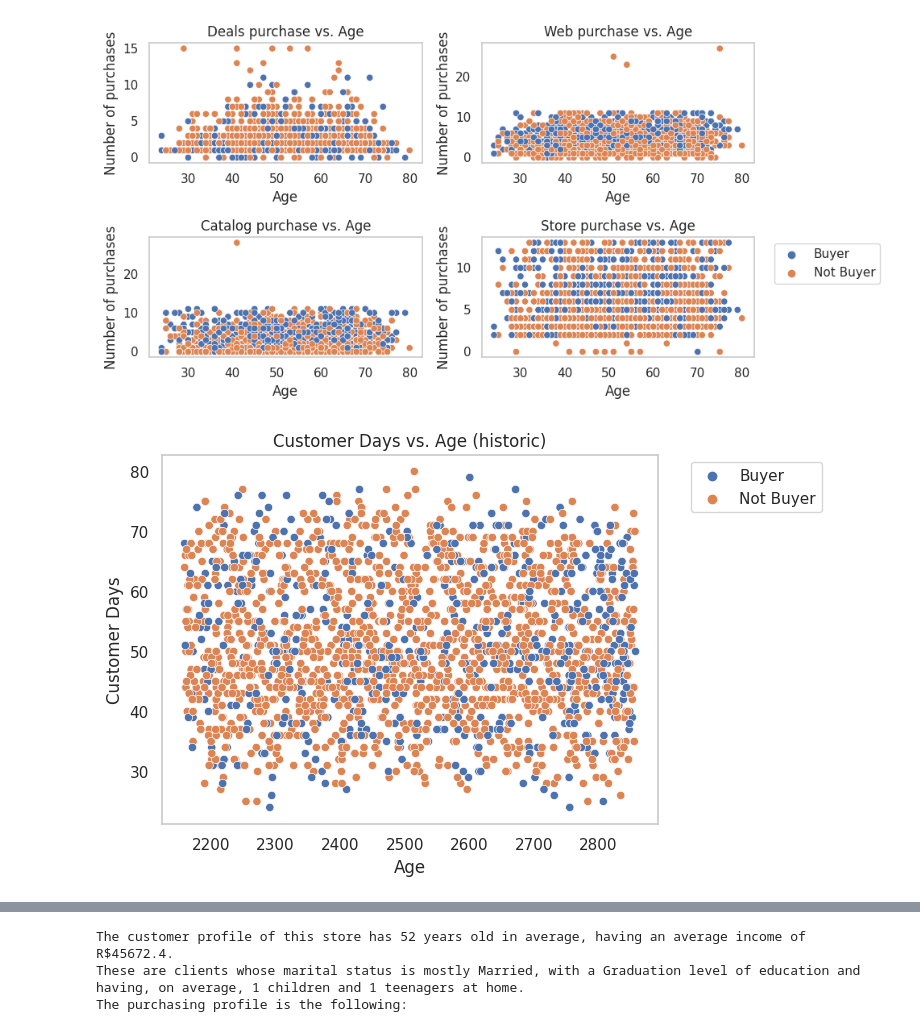
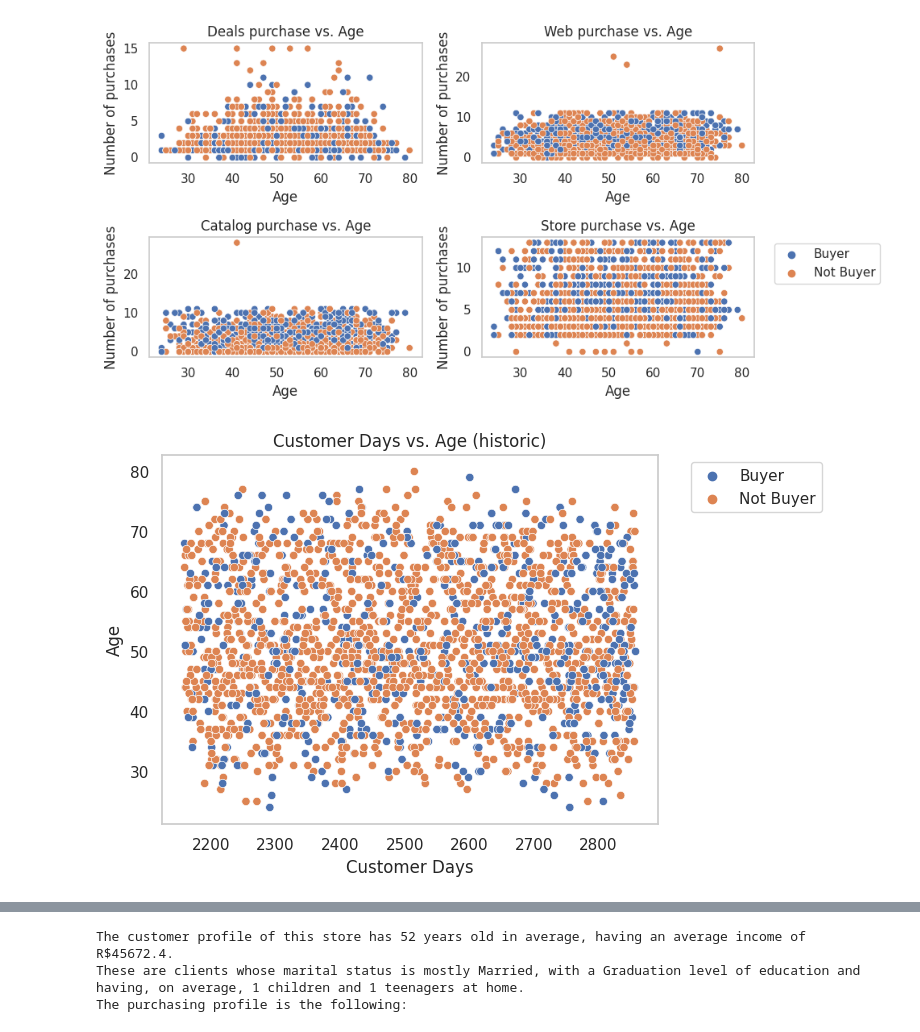
Before and after one commit to petrugeral/Marketing_Analytics, a Jupyter notebook: ifood_marketing_analytics/workspace.ipynb, the cells around one changed output, grey strips where cells are left out. Saved outputs shown, nothing was run; the diff lists cells and outputs as text; code cells hidden in the pictures.

```diff
--- a/ifood_marketing_analytics/workspace.ipynb
+++ b/ifood_marketing_analytics/workspace.ipynb
@@ -672,13 +675,13 @@ plt.tight_layout()
 # %%
 sns.scatterplot(x=df['Customer_Days'],y =df['Age'] ,hue=df['buyer_class'])
 plt.title('Customer Days vs. Age (historic)')
-plt.xlabel('Age')
-plt.ylabel('Customer Days')
+plt.xlabel('Customer Days')
+plt.ylabel('Age')
 
 plt.legend(bbox_to_anchor=(1.05, 1), loc='upper left')
 plt.grid(False)
 # %% [output]
-[figure, old version]
+[figure, new version]
 # %%
 sns.scatterplot(x=df['Customer_Days'],y =df['Age'] ,hue=df['Response'])
 plt.title('Customer Days vs. Age (color = Response)')
```
Also changed, not shown: parts of 7 cells of this notebook.
